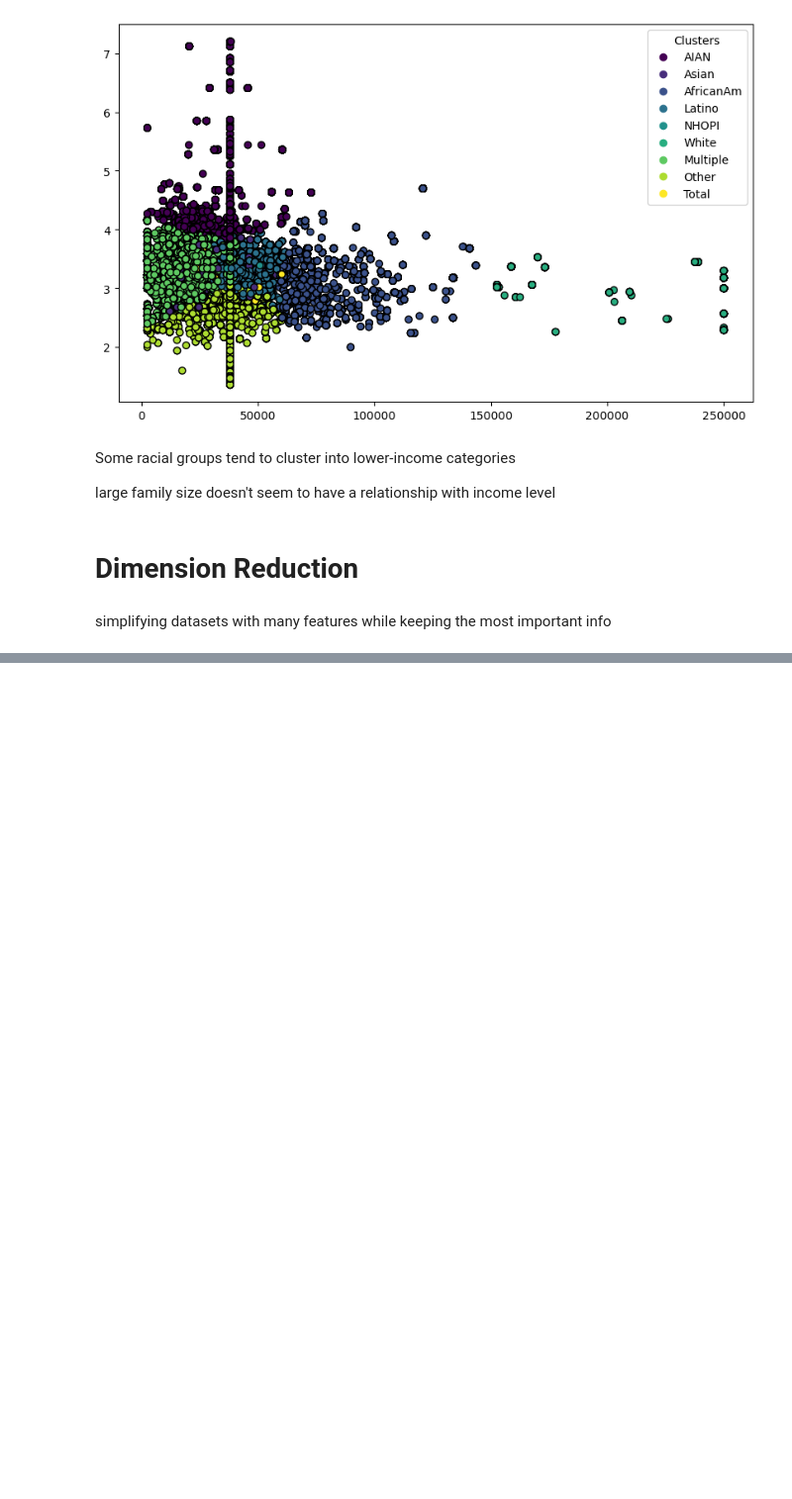
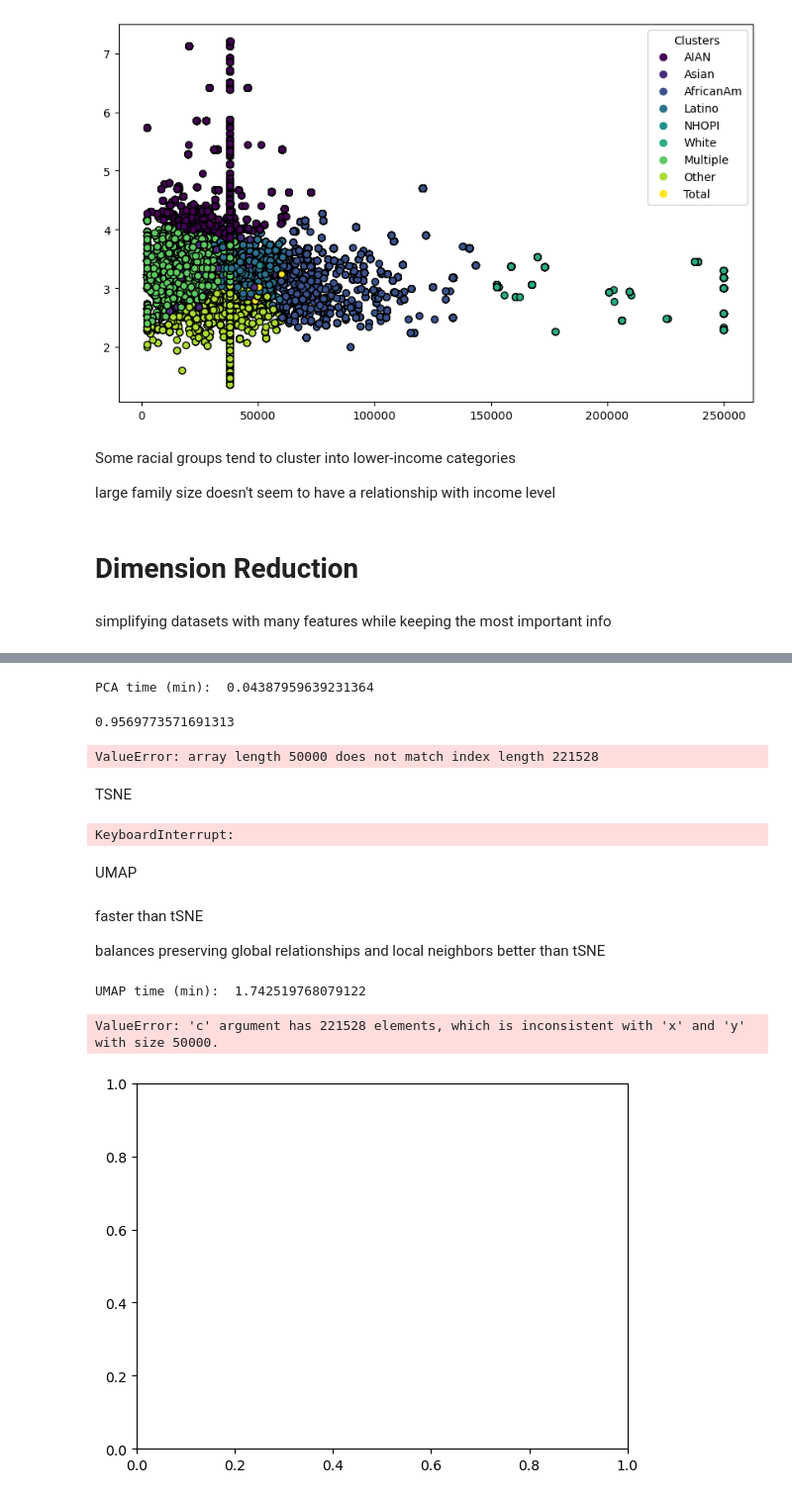
Before and after one commit to madisongarccia/486project, a Jupyter notebook: code/working_income.ipynb, the cells around one changed output, grey strips where cells are left out. Shown at 99% size. Cells and saved outputs as stored; diff of their text form; code cells hidden in the pictures; blank space fills up the shorter version.

```diff
--- a/code/working_income.ipynb
+++ b/code/working_income.ipynb
@@ -577,0 +652,36 @@ simplifying datasets with many features while keeping the most important info
+# %%
+pca_start = time.time()
+pca = PCA(n_components=2) # on train to avoid data leakage
+## pca analyzes structure of training data and finds principle components (linear combinations of original features that maximize variance)
+X_train_pc = pca.fit_transform(X_train_processed.toarray()) # project training data into lower-dimension
+X_test_pc = pca.transform(X_test_processed)  # now this can be used for an improved model
+pca_end = time.time()
+print("PCA time (min): ", (pca_end-pca_start)/60)
+# %% [output]
+PCA time (min):  0.04387959639231364
+# %%
+pca.explained_variance_ratio_.sum() # makes sense because that was my threshold
+# %% [output]
+0.9569773571691313
+# %%
+sns.scatterplot(x=X_train_pc[:, 0], y=X_train_pc[:, 1], hue = y_aligned, palette='tab10')
+plt.legend(loc=(1.04, 0))
+plt.xlabel('Principal Component 1')
+plt.ylabel('Principal Component 2')
+plt.title('PCA Scatter Plot with Clusters')
+plt.show()
+# %% [output]
+ValueError: array length 50000 does not match index length 221528
+# %% [markdown]
+TSNE
+# %%
+# works by preserving the pairwise similarities between points from the high dim space to low dim space
+tsne_start = time.time()
+# n_components = dimensionality of output space
+tn = TSNE(n_components=2, perplexity=30, init = 'pca').fit_transform(X_train_pc)
+# perplexity = how many neighbors to include
+# init tells where to initialize
+tsne_end = time.time()
+print("TSNE time (min): ", (tsne_end-tsne_start)/60)
+# %% [output]
+KeyboardInterrupt:
@@ -577,0 +694,24 @@ simplifying datasets with many features while keeping the most important info
+# %% [markdown]
+UMAP
+# %% [markdown]
+faster than tSNE
+
+balances preserving global relationships and local neighbors better than tSNE
+# %%
+umap_start = time.time()
+um = umap.UMAP(n_components=2, n_neighbors=15).fit_transform(X_train_pc)
+# n_neighbors might need to be adjusted to improve connectivity
+umap_end = time.time()
+print("UMAP time (min): ", (umap_end-umap_start)/60)
+# %% [output]
+UMAP time (min):  1.742519768079122
+# %%
+plt.scatter(um[:, 0], um[:, 1], c=y_train, cmap='viridis', s=10)
+plt.colorbar()
+plt.xlabel('UMAP Dimension 1')
+plt.ylabel('UMAP Dimension 2')
+plt.title('UMAP Visualization')
+plt.show()
+# %% [output]
+ValueError: 'c' argument has 221528 elements, which is inconsistent with 'x' and 'y' with size 50000.
+[figure, added]
```
Also changed, not shown: parts of 23 cells of this notebook, 11 other files.
